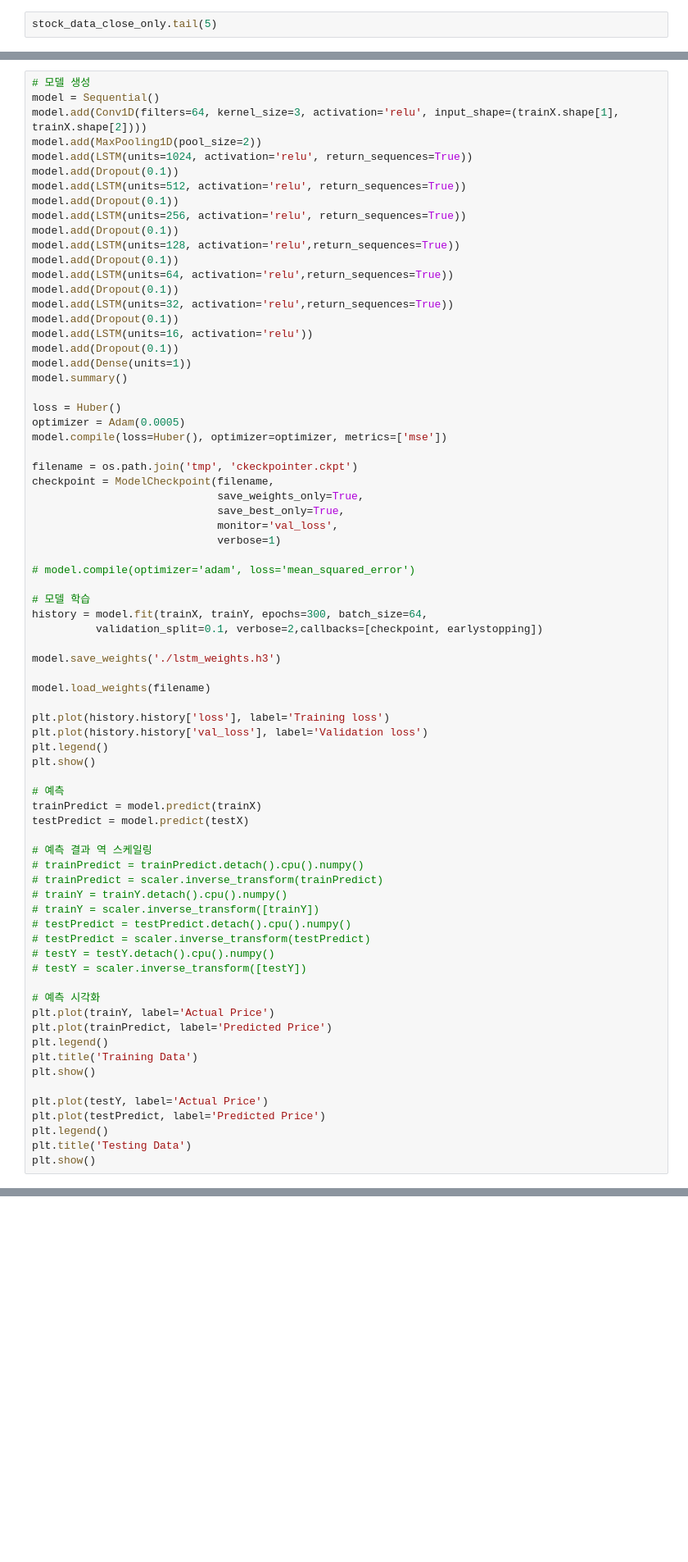
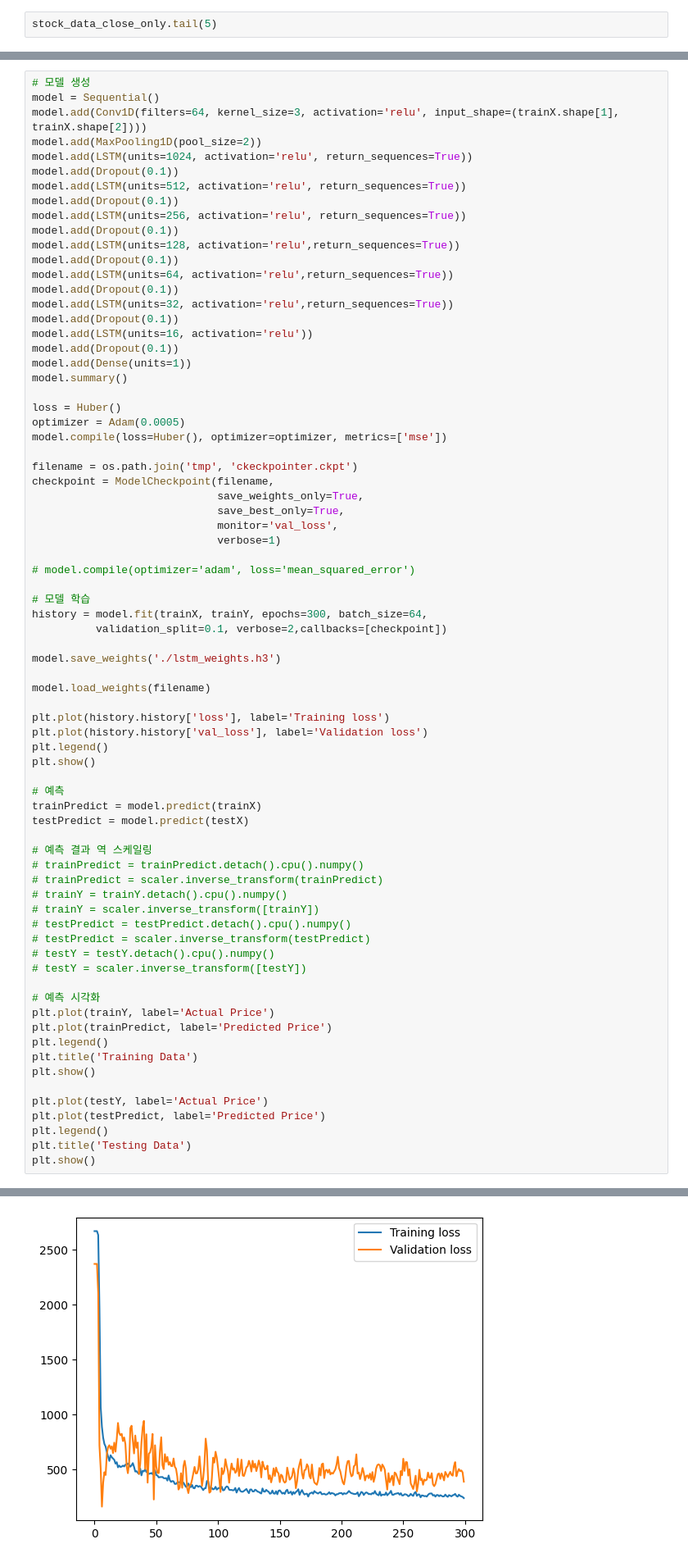
Before and after one commit to Gayeon6423/-AI-, a Jupyter notebook: LSTM.ipynb, the cells around one changed output, grey strips where cells are left out. Shown at 82% size. Drawn from its saved outputs; the diff is of its cells as text; blank space fills up the shorter version.

```diff
--- a/LSTM.ipynb
+++ b/LSTM.ipynb
@@ -312,7 +392,7 @@ checkpoint = ModelCheckpoint(filename,
 
 # 모델 학습
 history = model.fit(trainX, trainY, epochs=300, batch_size=64,
-          validation_split=0.1, verbose=2,callbacks=[checkpoint, earlystopping])
+          validation_split=0.1, verbose=2,callbacks=[checkpoint])
 
 model.save_weights('./lstm_weights.h3')
 
@@ -369,0 +450 @@ Epoch 29/300
+[figure, added]
```
Also changed, not shown: parts of 8 cells of this notebook.
